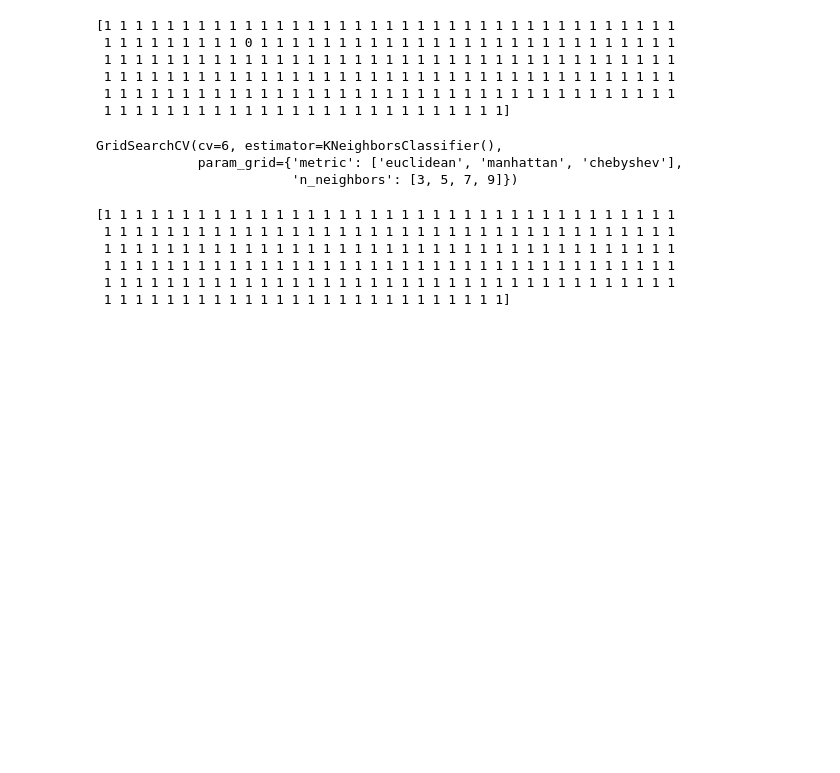
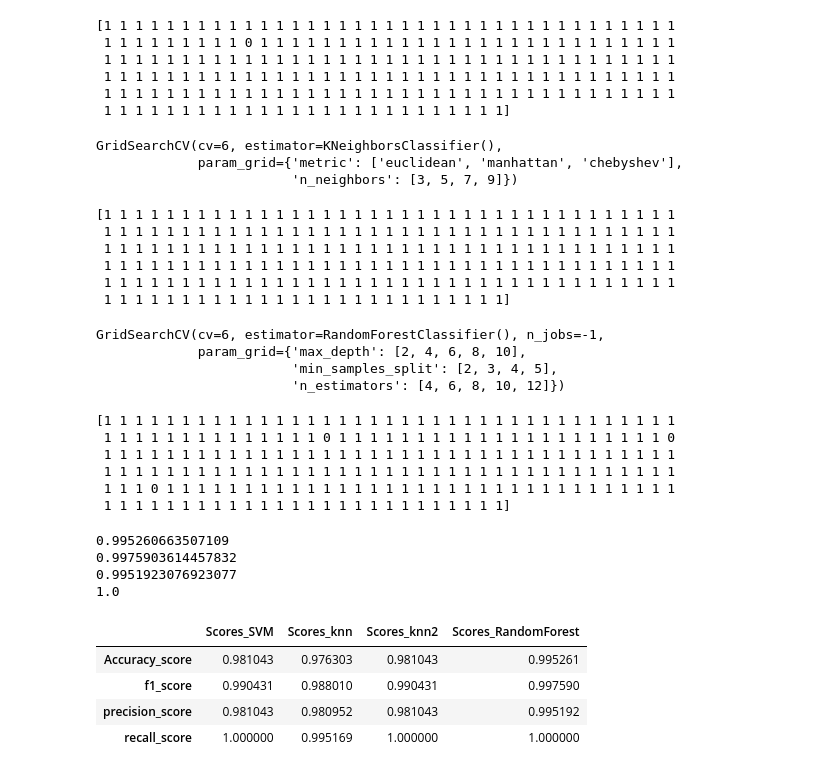
Before and after one commit to Time4045/Animal_Condition_Prediction, a Jupyter notebook: Animal_condition.ipynb, the cells around one changed output. Drawn from its saved outputs; the diff is of its cells as text; code cells hidden in the pictures; blank space fills up the shorter version.

```diff
--- a/Animal_condition.ipynb
+++ b/Animal_condition.ipynb
@@ -269,0 +277,43 @@ recall_score_knn2=recall_score(y_test,y_pred_knn1)
+# %%
+forest_clf=RandomForestClassifier()
+parametrs={'n_estimators':[4,6,8,10,12],'max_depth':[2,4,6,8,10], 'min_samples_split':[2,3,4,5]}
+grid_forest_clf=GridSearchCV(forest_clf,parametrs,cv=6,n_jobs=-1)
+grid_forest_clf.fit(X_train_forest,y_train_forest)
+# %% [output]
+GridSearchCV(cv=6, estimator=RandomForestClassifier(), n_jobs=-1,
+             param_grid={'max_depth': [2, 4, 6, 8, 10],
+                         'min_samples_split': [2, 3, 4, 5],
+                         'n_estimators': [4, 6, 8, 10, 12]})
+# %%
+best_forest_clf=grid_forest_clf.best_estimator_
+y_pred_forest=best_forest_clf.predict(X_test_forest)
+print(y_pred_forest)
+# %% [output]
+[1 1 1 1 1 1 1 1 1 1 1 1 1 1 1 1 1 1 1 1 1 1 1 1 1 1 1 1 1 1 1 1 1 1 1 1 1
+ 1 1 1 1 1 1 1 1 1 1 1 1 1 1 0 1 1 1 1 1 1 1 1 1 1 1 1 1 1 1 1 1 1 1 1 1 0
+ 1 1 1 1 1 1 1 1 1 1 1 1 1 1 1 1 1 1 1 1 1 1 1 1 1 1 1 1 1 1 1 1 1 1 1 1 1
+ 1 1 1 1 1 1 1 1 1 1 1 1 1 1 1 1 1 1 1 1 1 1 1 1 1 1 1 1 1 1 1 1 1 1 1 1 1
+ 1 1 1 0 1 1 1 1 1 1 1 1 1 1 1 1 1 1 1 1 1 1 1 1 1 1 1 1 1 1 1 1 1 1 1 1 1
+ 1 1 1 1 1 1 1 1 1 1 1 1 1 1 1 1 1 1 1 1 1 1 1 1 1 1]
+# %%
+accuracy_score_forest=accuracy_score(y_test_forest,y_pred_forest)
+f1_score_forest=f1_score(y_test_forest, y_pred_forest)
+precision_score_forest=precision_score(y_test_forest,y_pred_forest)
+recall_score_forest=recall_score(y_test_forest,y_pred_forest)
+print(accuracy_score_forest)
+print(f1_score_forest)
+print(precision_score_forest)
+print(recall_score_forest)
+# %% [output]
+0.995260663507109
+0.9975903614457832
+0.9951923076923077
+1.0
+# %%
+data_scores
+# %% [output]
+|  | Scores_SVM | Scores_knn | Scores_knn2 | Scores_RandomForest |
+| Accuracy_score | 0.981043 | 0.976303 | 0.981043 | 0.995261 |
+| f1_score | 0.990431 | 0.988010 | 0.990431 | 0.997590 |
+| precision_score | 0.981043 | 0.980952 | 0.981043 | 0.995192 |
+| recall_score | 1.000000 | 0.995169 | 1.000000 | 1.000000 |
```
Also changed, not shown: parts of 3 cells of this notebook.
